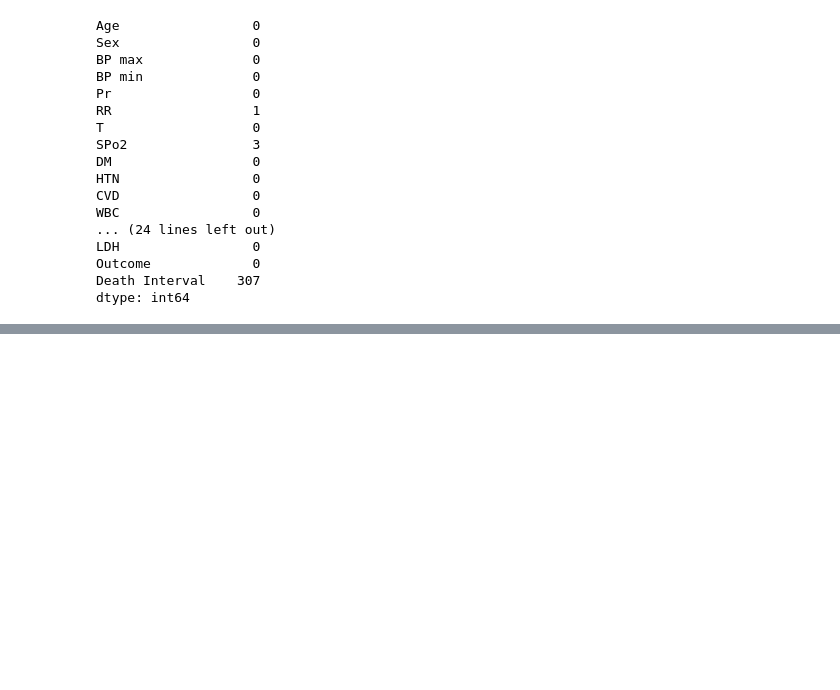
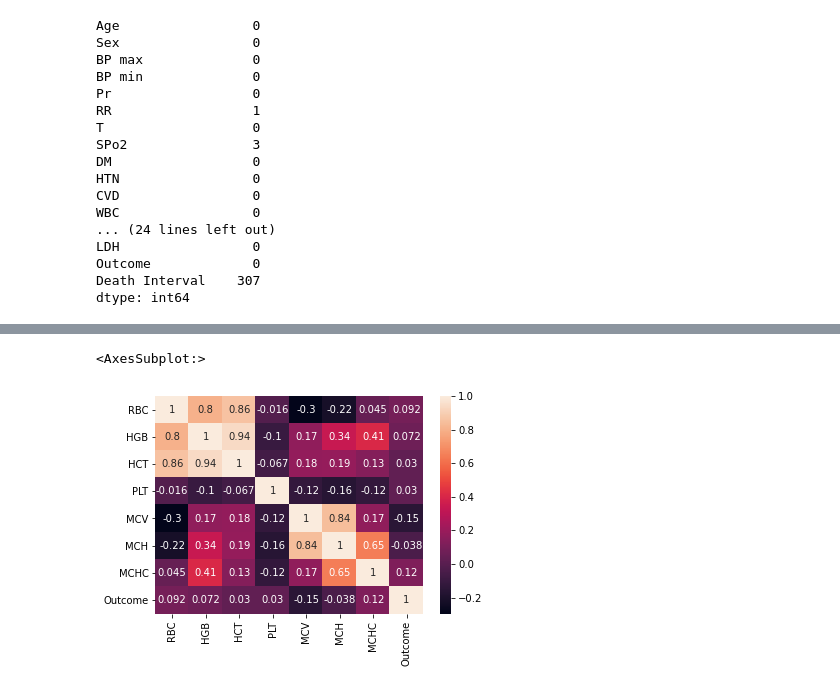
Before and after one commit to ashu741/MiniProject_5th_Sem_2015202, a Jupyter notebook: AshutoshKumarGupta_5thSem_Miniproject_2015202.ipynb, the cells around one changed output, grey strips where cells are left out. Cells and saved outputs as stored; diff of their text form; code cells hidden in the pictures; blank space fills up the shorter version.

```diff
--- a/AshutoshKumarGupta_5thSem_Miniproject_2015202.ipynb
+++ b/AshutoshKumarGupta_5thSem_Miniproject_2015202.ipynb
@@ -113,0 +153,5 @@ dtype: int64
+# %%
+sns.heatmap(dataset.iloc[:,[14,15,16,17,18,19,20,37]].corr(),annot=True)
+# %% [output]
+<AxesSubplot:>
+[figure, added]
```
Also changed, not shown: parts of 10 cells of this notebook.
